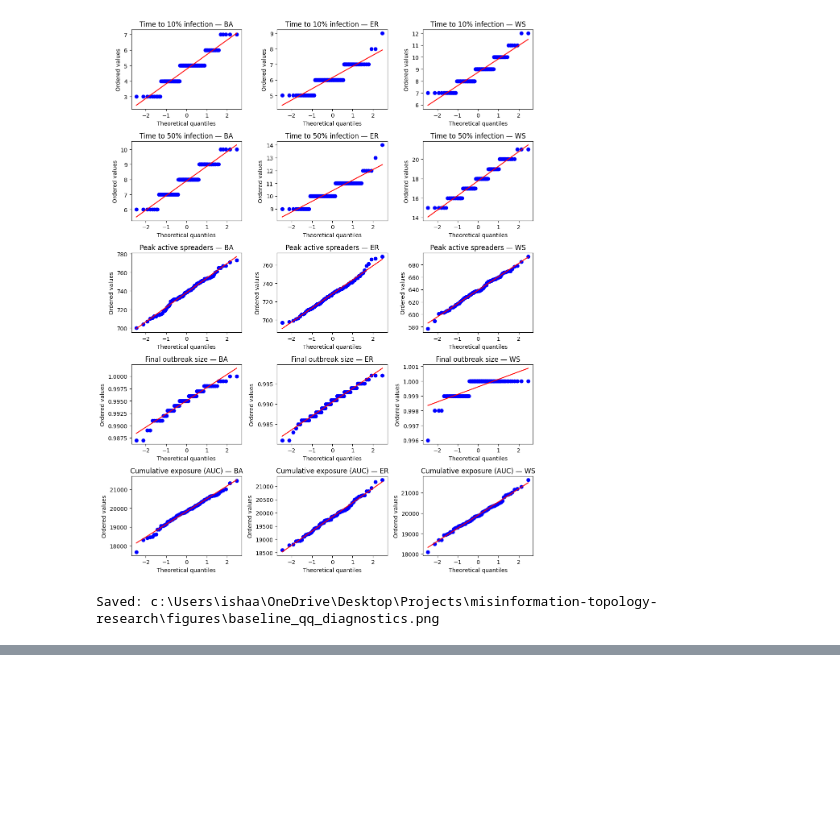
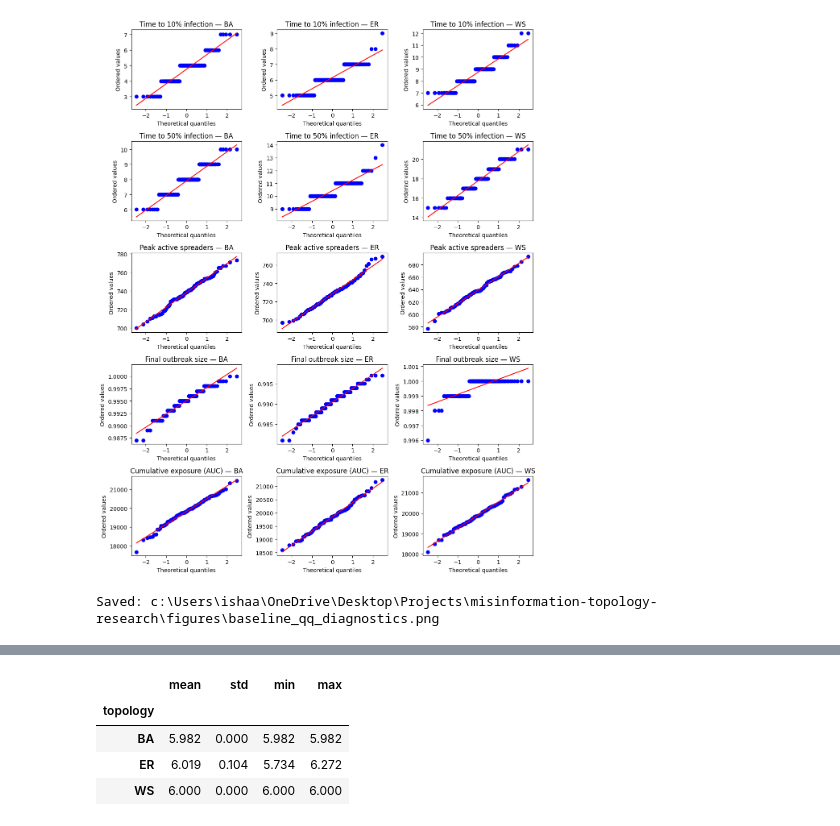
Before and after one commit to ishn29/misinformation-topology-research, a Jupyter notebook: notebooks/baseline_analysis.ipynb, the cells around one changed output, grey strips where cells are left out. Saved outputs shown, nothing was run; the diff lists cells and outputs as text; code cells hidden in the pictures; blank space fills up the shorter version.

```diff
--- a/notebooks/baseline_analysis.ipynb
+++ b/notebooks/baseline_analysis.ipynb
@@ -417,0 +476,34 @@ Saved: c:\Users\ishaa\OneDrive\Desktop\Projects\misinformation-topology-research
+# %%
+def build_graph(topology, n=1000, seed=0):
+    if topology == "ER":
+        return nx.erdos_renyi_graph(n, 6 / (n - 1), seed=seed)
+    if topology == "WS":
+        return nx.watts_strogatz_graph(n, 6, 0.10, seed=seed)
+    if topology == "BA":
+        return nx.barabasi_albert_graph(n, 3, seed=seed)
+    raise ValueError(f"Unknown topology: {topology}")
+
+mean_degree_rows = []
+for topology in ["BA", "ER", "WS"]:
+    for trial in range(100):
+        graph = build_graph(topology, seed=trial)
+        mean_degree_rows.append({
+            "topology": topology,
+            "trial": trial,
+            "mean_degree": 2 * graph.number_of_edges() / graph.number_of_nodes(),
+        })
+
+mean_degree_trials = pd.DataFrame(mean_degree_rows)
+mean_degree_summary = (
+    mean_degree_trials.groupby("topology")["mean_degree"]
+    .agg(["mean", "std", "min", "max"])
+    .reindex(["BA", "ER", "WS"])
+)
+display(mean_degree_summary.round(3))
+mean_degree_summary.to_csv(DATA_DIR / "realized_mean_degree_summary.csv")
+# %% [output]
+|  | mean | std | min | max |
+| topology |  |  |  |  |
+| BA | 5.982 | 0.000 | 5.982 | 5.982 |
+| ER | 6.019 | 0.104 | 5.734 | 6.272 |
+| WS | 6.000 | 0.000 | 6.000 | 6.000 |
```
Also changed, not shown: parts of 20 cells of this notebook, 13 other files.
